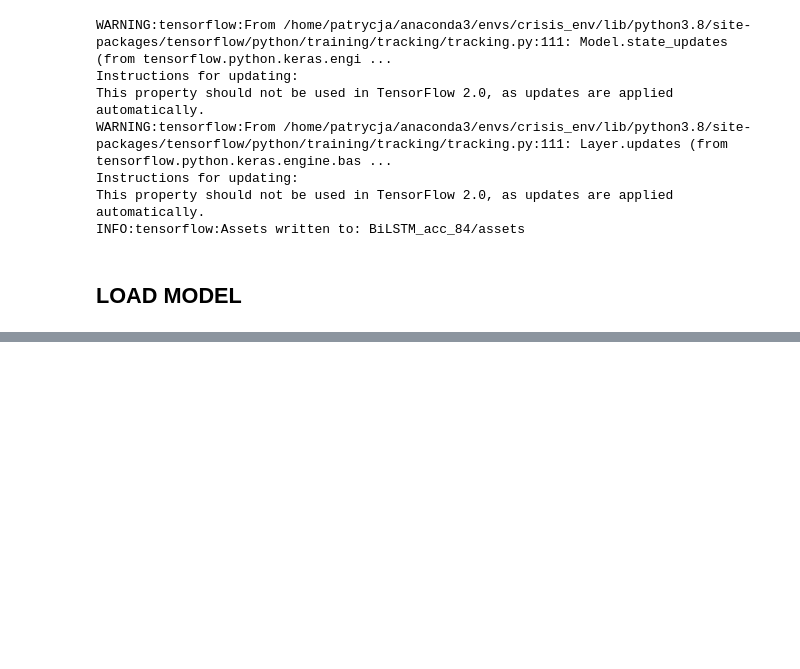
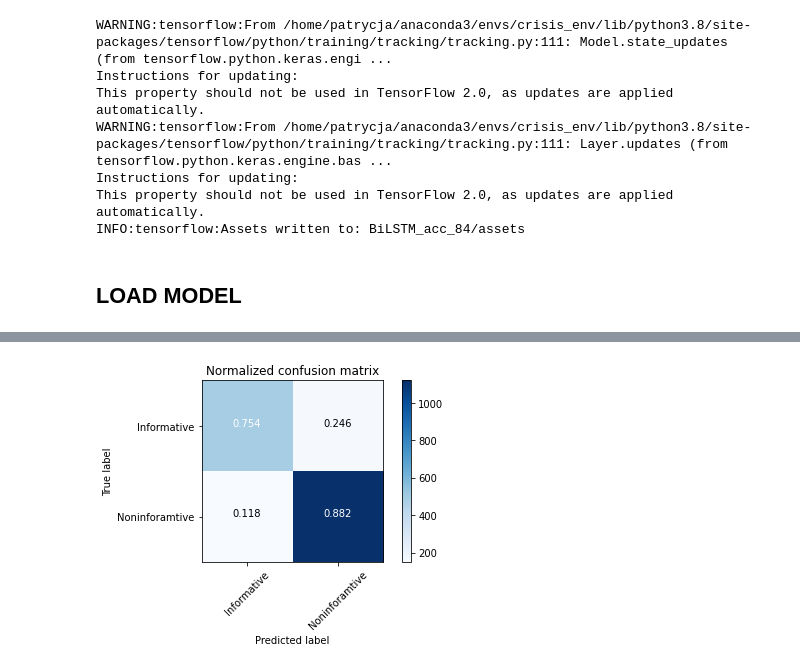
Before and after one commit to mslovett21/crisis-computing, a Jupyter notebook: text-analysis-scripts/BiLSTM_acc_84.ipynb, the cells around one changed output, grey strips where cells are left out. Drawn from its saved outputs; the diff is of its cells as text; code cells hidden in the pictures; blank space fills up the shorter version.

```diff
--- a/text-analysis-scripts/BiLSTM_acc_84.ipynb
+++ b/text-analysis-scripts/BiLSTM_acc_84.ipynb
@@ -252,4 +314,4 @@ INFO:tensorflow:Assets written to: BiLSTM_acc_84/assets
 ## LOAD MODEL
 # %%
 from tensorflow import keras
-model_B = keras.models.load_model('BiLSTM_acc_84')
+model = keras.models.load_model('BiLSTM_acc_84')
@@ -262,0 +318,5 @@ predictions_B = evaluate(X_train_matrix, Y_train_f, model_B)
+# %%
+embedding_matrix, X_train, Y_train, X_test, Y_test = prepare_data_train_final(embeddings_index)
+# %%
+predictions_test = evaluate(X_test, Y_test, model)
+# %% [output]
@@ -262,0 +324 @@ predictions_B = evaluate(X_train_matrix, Y_train_f, model_B)
+[figure, added]
```
Also changed, not shown: parts of 16 cells of this notebook, 1 other file.
